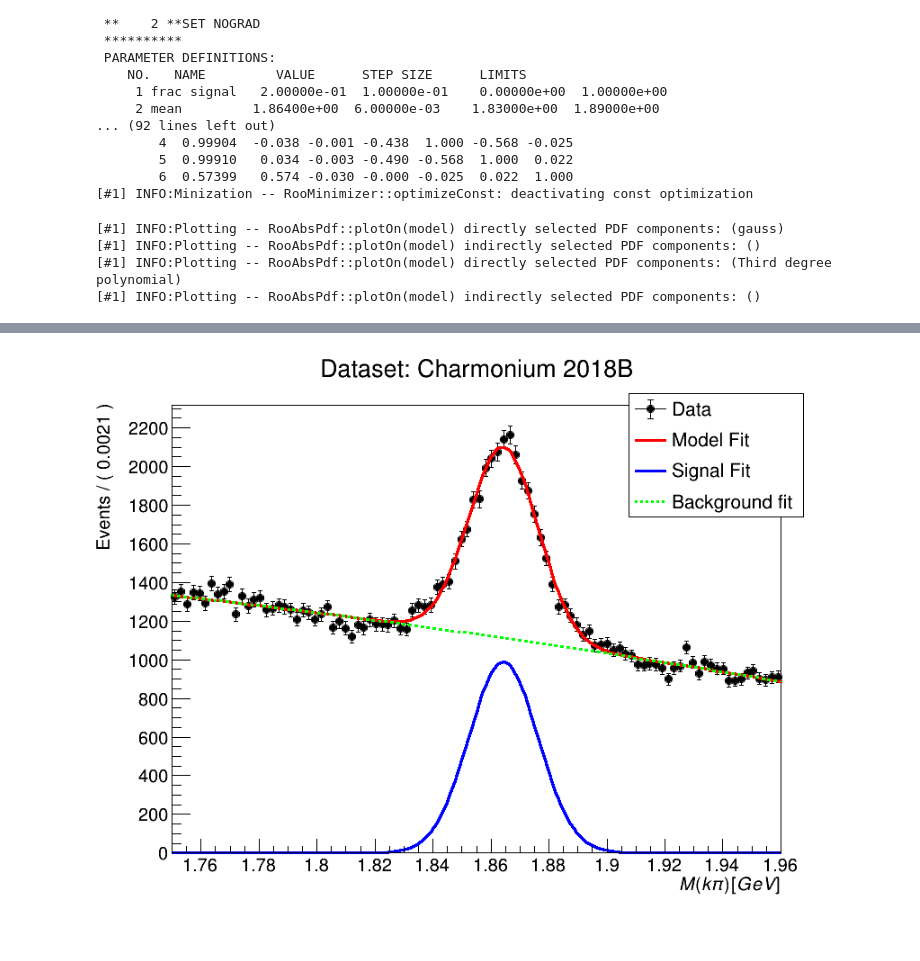
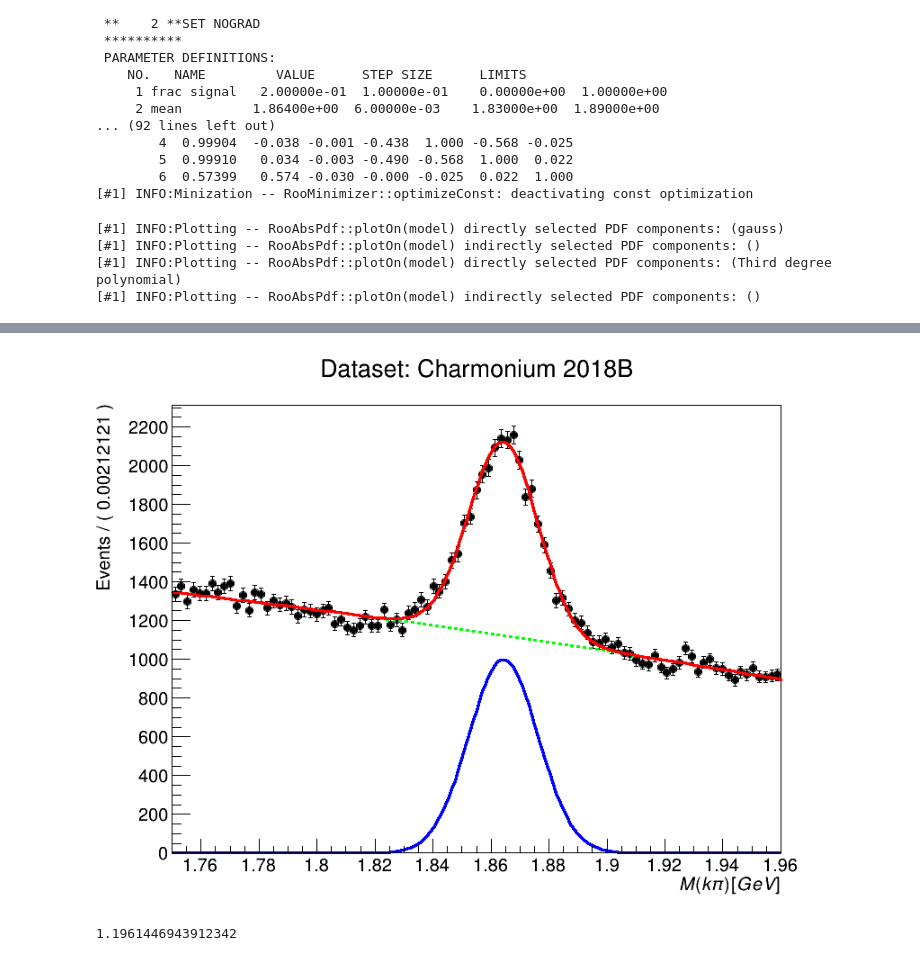
Before and after one commit to Mapse/OniaOpenCharmRun2ULAna, a Jupyter notebook: fit/dzero_fit.ipynb, the cells around one changed output, grey strips where cells are left out. Saved outputs shown, nothing was run; the diff lists cells and outputs as text; code cells hidden in the pictures.

```diff
--- a/fit/dzero_fit.ipynb
+++ b/fit/dzero_fit.ipynb
@@ -75,32 +75,52 @@ styles = {"model" : 1, "signal" : 1, "background" : 2}
 can = ROOT.TCanvas("can", "histograms", 850, 650)
 
 # Frame creation
-frame = mass.frame(ROOT.RooFit.Title("Dataset: Charmonium 2018B"))
-frame.GetXaxis().SetTitle("M(k\pi) [GeV]")
+frame1 = mass.frame(ROOT.RooFit.Title("Dataset: Charmonium 2018B"), ROOT.RooFit.Bins(99))
+frame1.GetXaxis().SetTitle("M(k\pi) [GeV]")
 ## Plots
 
 # Data
-data.plotOn(frame, ROOT.RooFit.Name("Data"), ROOT.RooFit.DataError(ROOT.RooAbsData.SumW2))
+data.plotOn(frame1, ROOT.RooFit.Name("Data"), ROOT.RooFit.DataError(ROOT.RooAbsData.SumW2))
+
+# Signal
+model.plotOn(frame1, ROOT.RooFit.Name("Signal"), ROOT.RooFit.Components("gauss"), ROOT.RooFit.LineStyle(styles["signal"]), ROOT.RooFit.LineColor(colors["signal"]))
+
+# Background
+model.plotOn(frame1, ROOT.RooFit.Name("Background"), ROOT.RooFit.Components("Third degree polynomial"), ROOT.RooFit.LineStyle(styles["background"]), ROOT.RooFit.LineColor(colors["background"]))
 
 # Model
-model.plotOn(frame, ROOT.RooFit.Name("Model"), ROOT.RooFit.LineStyle(styles["model"]), ROOT.RooFit.LineColor(colors["model"]))
+model.plotOn(frame1, ROOT.RooFit.Name("Model"), ROOT.RooFit.LineStyle(styles["model"]), ROOT.RooFit.LineColor(colors["model"]))
 
-# Signal
-model.plotOn(frame, ROOT.RooFit.Name("Signal"), ROOT.RooFit.Components("gauss"), ROOT.RooFit.LineStyle(styles["signal"]), ROOT.RooFit.LineColor(colors["signal"]))
-
-# Background
-model.plotOn(frame, ROOT.RooFit.Name("Background"), ROOT.RooFit.Components("Third degree polynomial"), ROOT.RooFit.LineStyle(styles["background"]), ROOT.RooFit.LineColor(colors["background"]))
+## ChiSquare computation
+n_param = result.floatParsFinal().getSize()
+reduced_chi_square = frame1.chiSquare(n_param)
 
 ## Legends
 
-leg = ROOT.TLegend(0.7, 0.7, 0.93, 0.92)
-leg.AddEntry(frame.findObject("Data"), "Data", "LEP")
-leg.AddEntry(frame.findObject("Model"), "Model Fit", "L")
-leg.AddEntry(frame.findObject("Signal"), "Signal Fit", "L")
-leg.AddEntry(frame.findObject("Background"), "Background fit", "L")
+# Legend box for data, model..
+leg = ROOT.TLegend(0.7, 0.7, 0.90, 0.90)
+leg.AddEntry(frame1.findObject("Data"), "Data", "LEP")
+leg.AddEntry(frame1.findObject("Model"), "Model Fit", "L")
+leg.AddEntry(frame1.findObject("Signal"), "Signal Fit", "L")
+leg.AddEntry(frame1.findObject("Background"), "Background fit", "L")
 
-frame.Draw()
-leg.Draw("same")
+# Legende box for fit parameters
+t = ROOT.TText(0.2, 0.2, 'show')
+
+text = ROOT.TLatex(.7,.7,'sho2')
+
+frame1.Draw()
+#leg.Draw("same")
+#t.Draw("same")
+text.Draw("same")
+
+t = ROOT.TText(.5,.5,"Hello World !");
+t.SetTextAlign(22);
+t.SetTextColor(ROOT.kRed+2);
+t.SetTextFont(43);
+t.SetTextSize(40);
+t.SetTextAngle(45);
+t.Draw("same");
 
 can.Draw()
 
@@ -113,2 +134,6 @@ can.SaveAs("Dzero_fit.png")
 Info in <TCanvas::Print>: png file Dzero_fit.png has been created
-[figure, old version]
+[figure, new version]
+# %%
+reduced_chi_square
+# %% [output]
+1.1961446943912342
```
Also changed, not shown: parts of 7 cells of this notebook, 2 other files.
